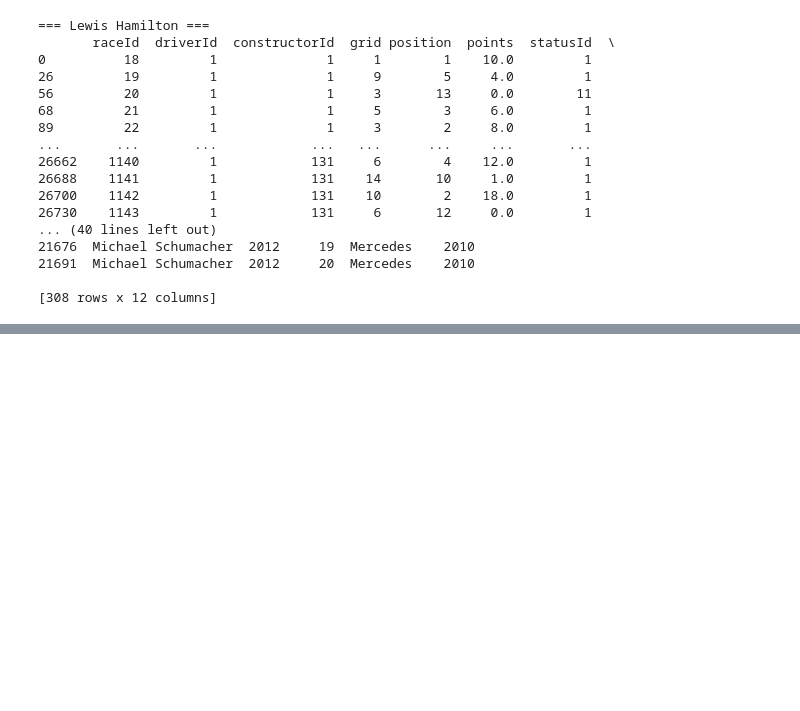
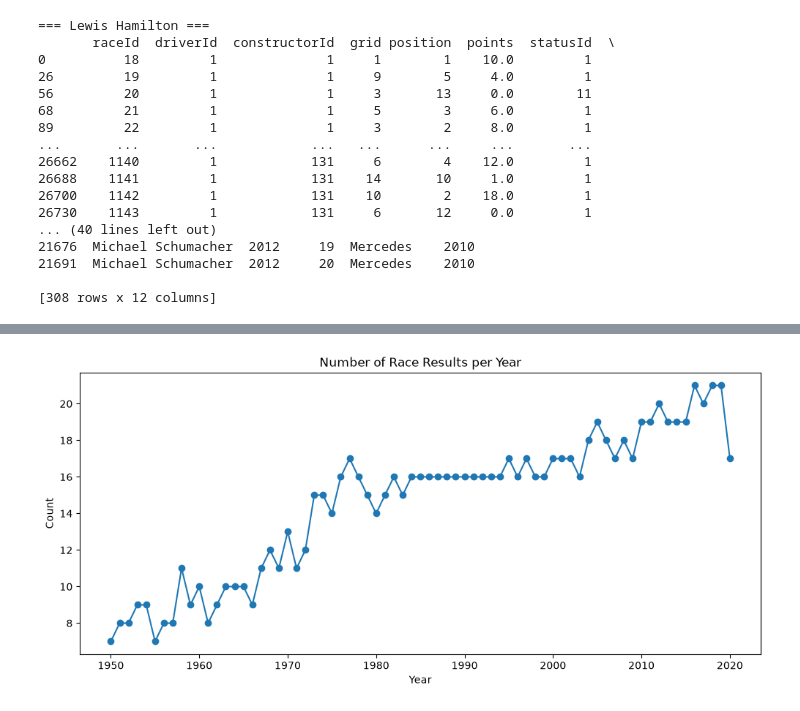
Before and after one commit to geunchankim-glitch/data-practice, a Jupyter notebook: chan/task.ipynb, the cells around one changed output, grey strips where cells are left out. Drawn from its saved outputs; the diff is of its cells as text; code cells hidden in the pictures; blank space fills up the shorter version.

Commit message:
Task7-Create a line chart: number of races held per season, from 1950 to 2020

```diff
--- a/chan/task.ipynb
+++ b/chan/task.ipynb
@@ -282,0 +287,18 @@ LH std :  3.271331095461922
+# %%
+# Create a line chart: number of races held per season, from 1950 to 2020
+year_counts = df_races['year'].value_counts().sort_index()
+year_counts = year_counts[year_counts.index <= 2020]
+
+plt.figure(figsize=(12, 5))
+plt.plot(year_counts.index, year_counts.values, marker='o')
+plt.title("Number of Race Results per Year")
+plt.xlabel("Year")
+plt.ylabel("Count")
+plt.show()
+
+
+sns.lineplot(data=year_counts, x='year', y='count', marker='o')
+plt.title("Number of Race Results per Year")
+plt.show()
+# %% [output]
+[figure, added]
```
Also changed, not shown: parts of 2 cells of this notebook.
